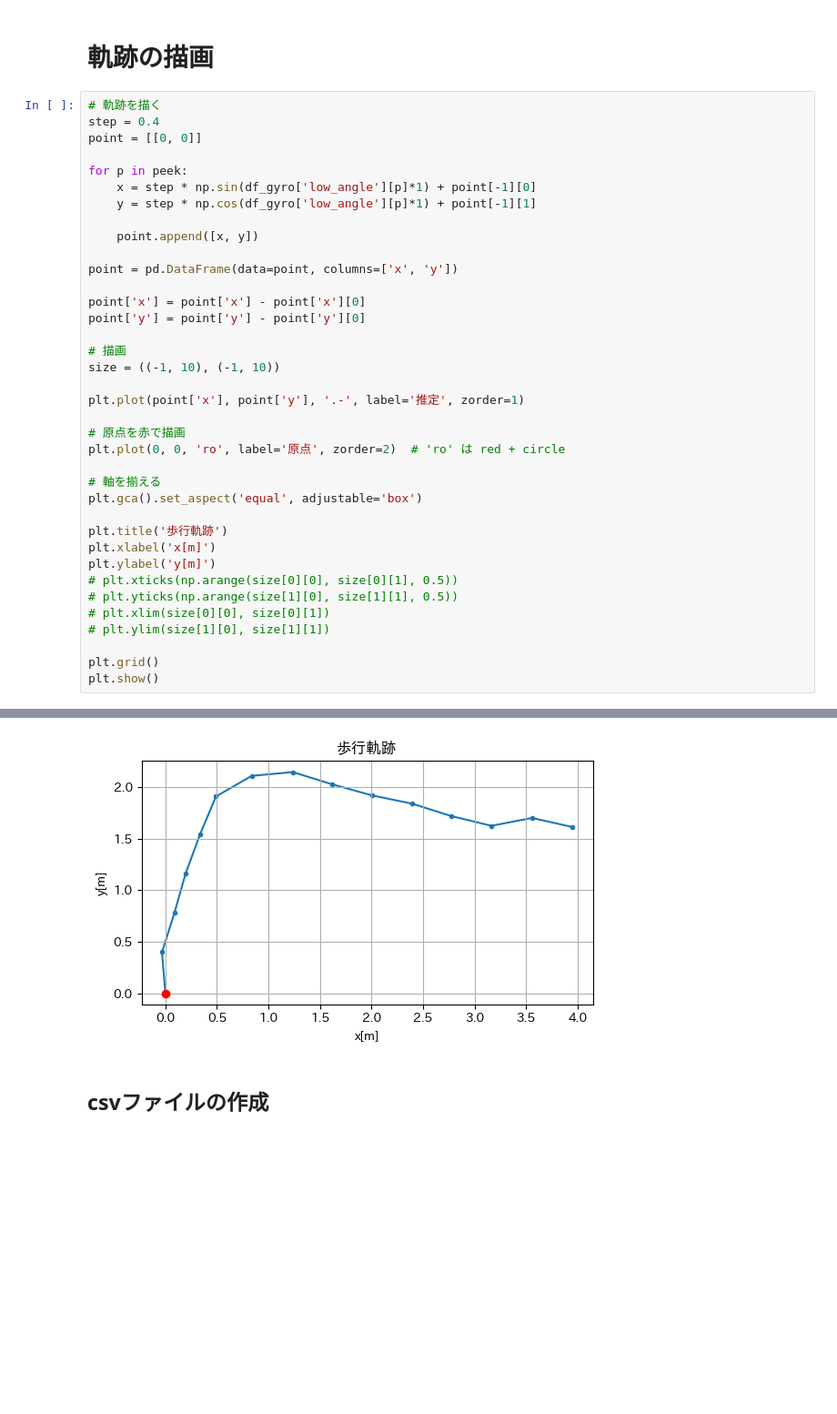
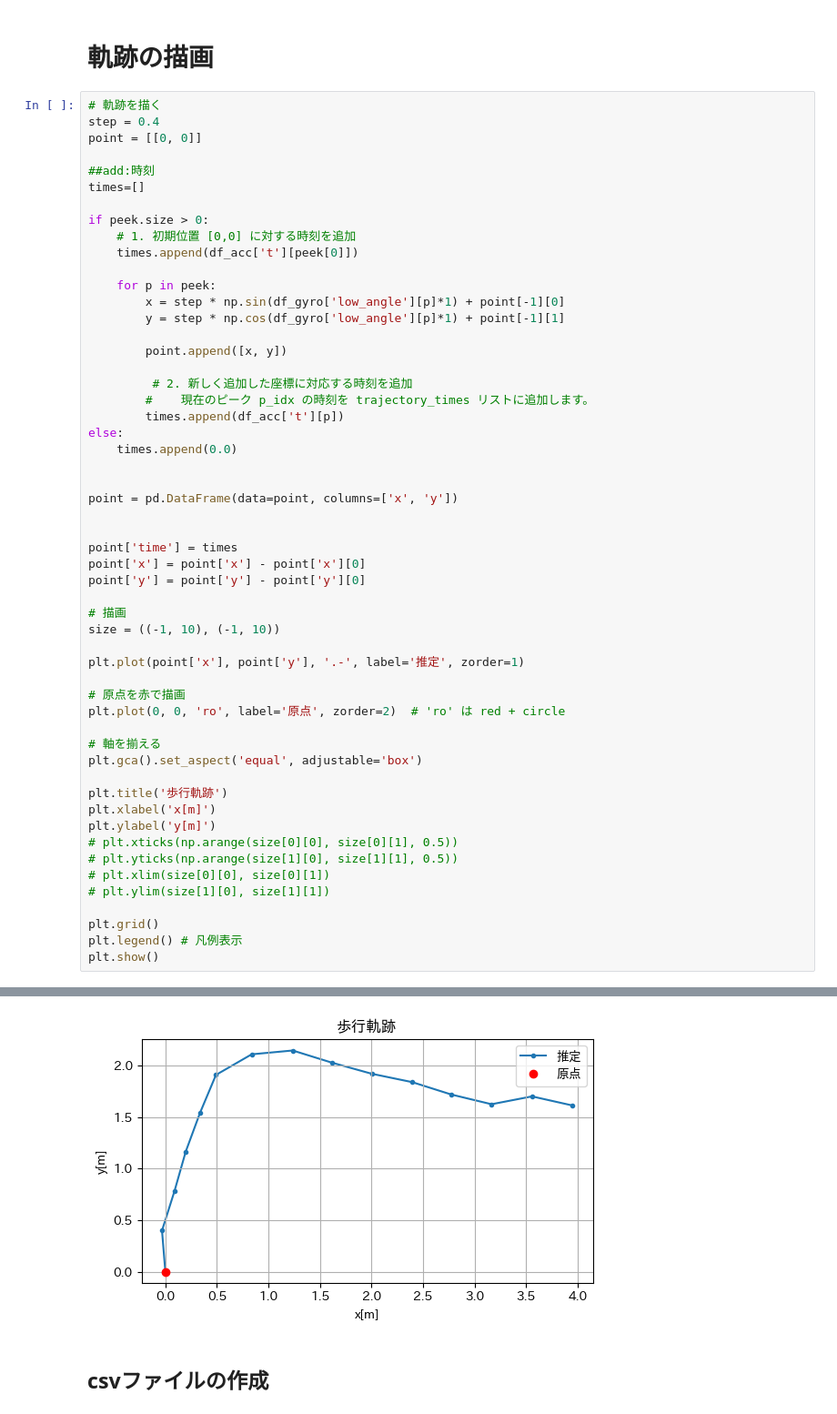
Before and after one commit to kajiLabTeam/pedestrian-behavior-comparison-system, a Jupyter notebook: 0526.ipynb, the cells around one changed output, grey strips where cells are left out. Shown at 91% size. Cells and saved outputs as stored; diff of their text form; blank space fills up the shorter version.

```diff
--- a/0526.ipynb
+++ b/0526.ipynb
@@ -171,14 +171,30 @@ plt.show()
 step = 0.4
 point = [[0, 0]]
 
-for p in peek:
-    x = step * np.sin(df_gyro['low_angle'][p]*1) + point[-1][0]
-    y = step * np.cos(df_gyro['low_angle'][p]*1) + point[-1][1]
+##add:時刻
+times=[]
 
-    point.append([x, y])
+if peek.size > 0:
+	# 1. 初期位置 [0,0] に対する時刻を追加
+    times.append(df_acc['t'][peek[0]])
+
+    for p in peek:
+        x = step * np.sin(df_gyro['low_angle'][p]*1) + point[-1][0]
+        y = step * np.cos(df_gyro['low_angle'][p]*1) + point[-1][1]
+
+        point.append([x, y])
+
+         # 2. 新しく追加した座標に対応する時刻を追加
+        #    現在のピーク p_idx の時刻を trajectory_times リストに追加します。
+        times.append(df_acc['t'][p])
+else:
+    times.append(0.0)
+
 
 point = pd.DataFrame(data=point, columns=['x', 'y'])
 
+
+point['time'] = times
 point['x'] = point['x'] - point['x'][0]
 point['y'] = point['y'] - point['y'][0]
 
@@ -202,5 +218,6 @@ plt.ylabel('y[m]')
 # plt.ylim(size[1][0], size[1][1])
 
 plt.grid()
+plt.legend() # 凡例表示
 plt.show()
 # %% [output]
@@ -207,4 +240,4 @@ plt.show()
-[figure, old version]
+[figure, new version]
 # %% [markdown]
 ## csvファイルの作成
 # %%
```
Also changed, not shown: parts of 2 cells of this notebook, 9 other files.
